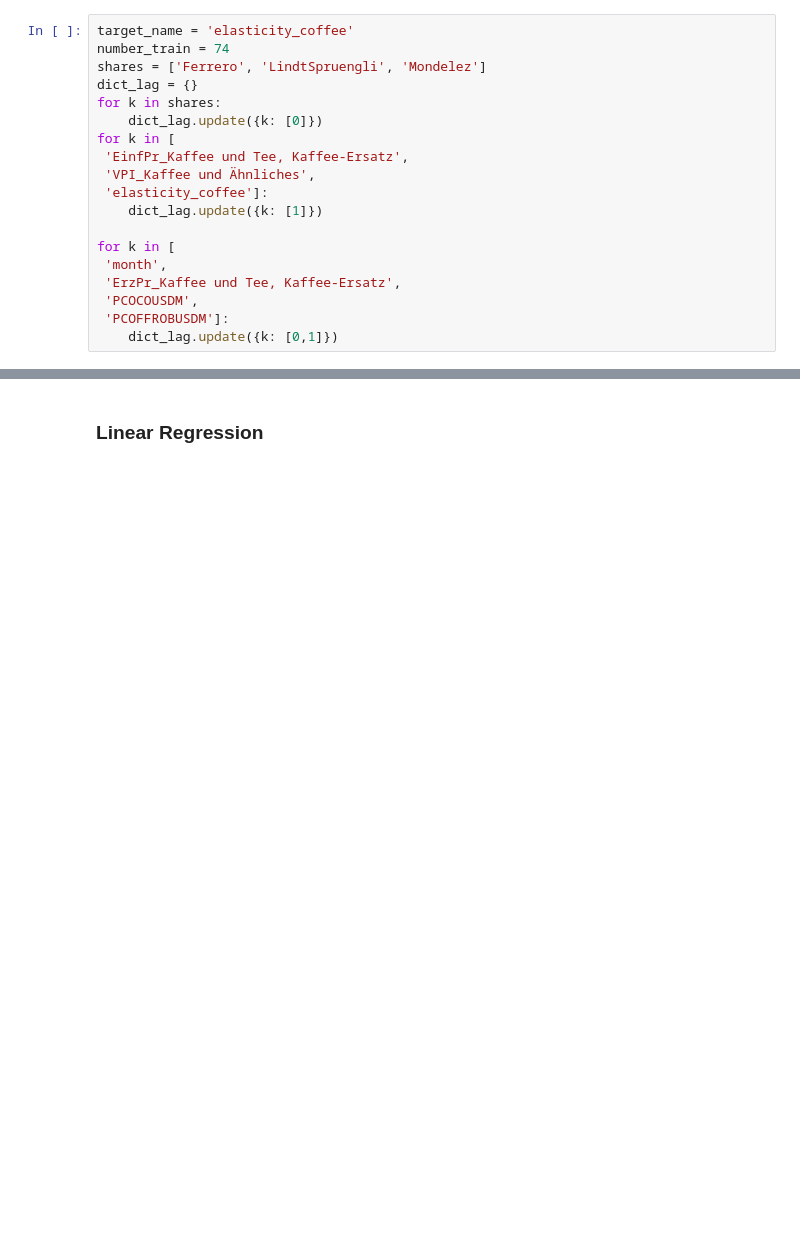
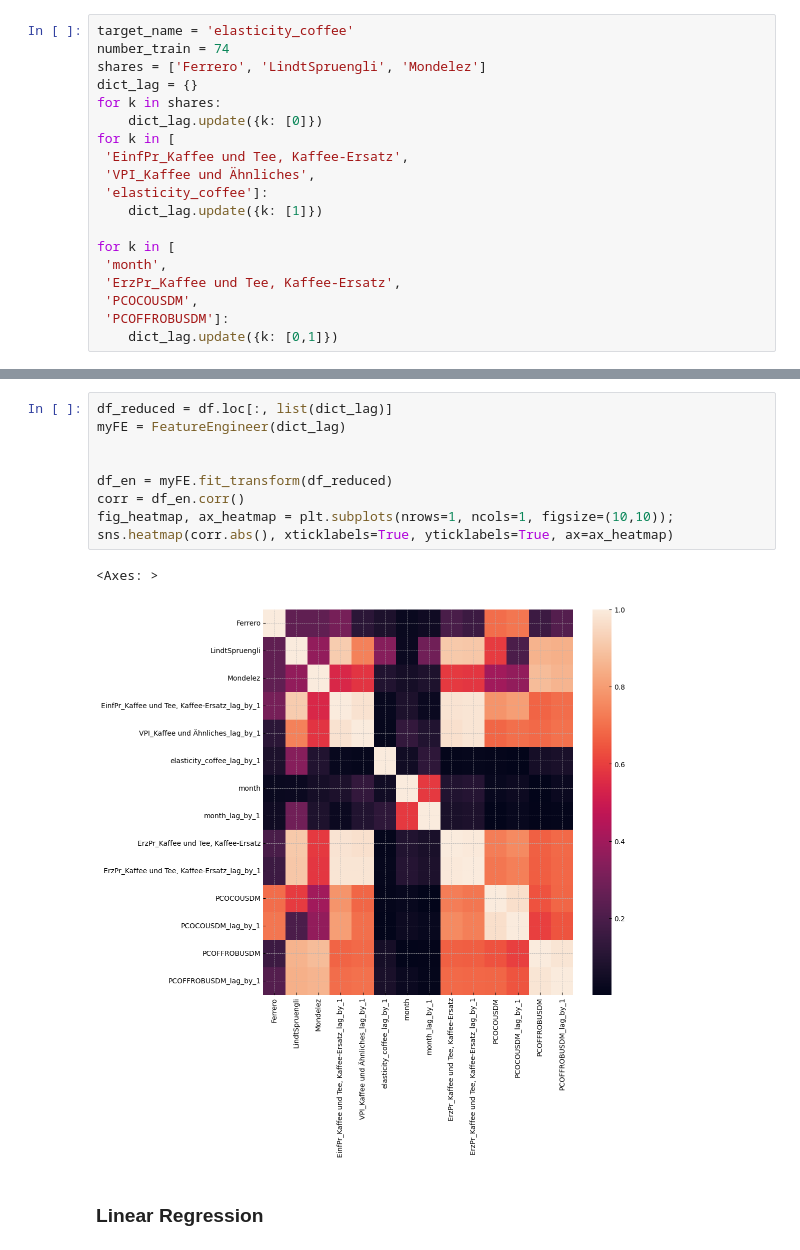
Before and after one commit to salimaabdalla/dpp_projekt_2026, a Jupyter notebook: notebooks/09_models_shareprices_stepwise.ipynb, the cells around one changed output, grey strips where cells are left out. Saved outputs shown, nothing was run; the diff lists cells and outputs as text; blank space fills up the shorter version.

```diff
--- a/notebooks/09_models_shareprices_stepwise.ipynb
+++ b/notebooks/09_models_shareprices_stepwise.ipynb
@@ -712,3 +683,15 @@ for k in [
+# %%
+df_reduced = df.loc[:, list(dict_lag)]
+myFE = FeatureEngineer(dict_lag)
+
+
+df_en = myFE.fit_transform(df_reduced)
+corr = df_en.corr()
+fig_heatmap, ax_heatmap = plt.subplots(nrows=1, ncols=1, figsize=(10,10));
+sns.heatmap(corr.abs(), xticklabels=True, yticklabels=True, ax=ax_heatmap)
+# %% [output]
+<Axes: >
+[figure, added]
 # %% [markdown]
 ### Linear Regression
 # %%
```
Also changed, not shown: parts of 6 cells of this notebook, 1 other file.
